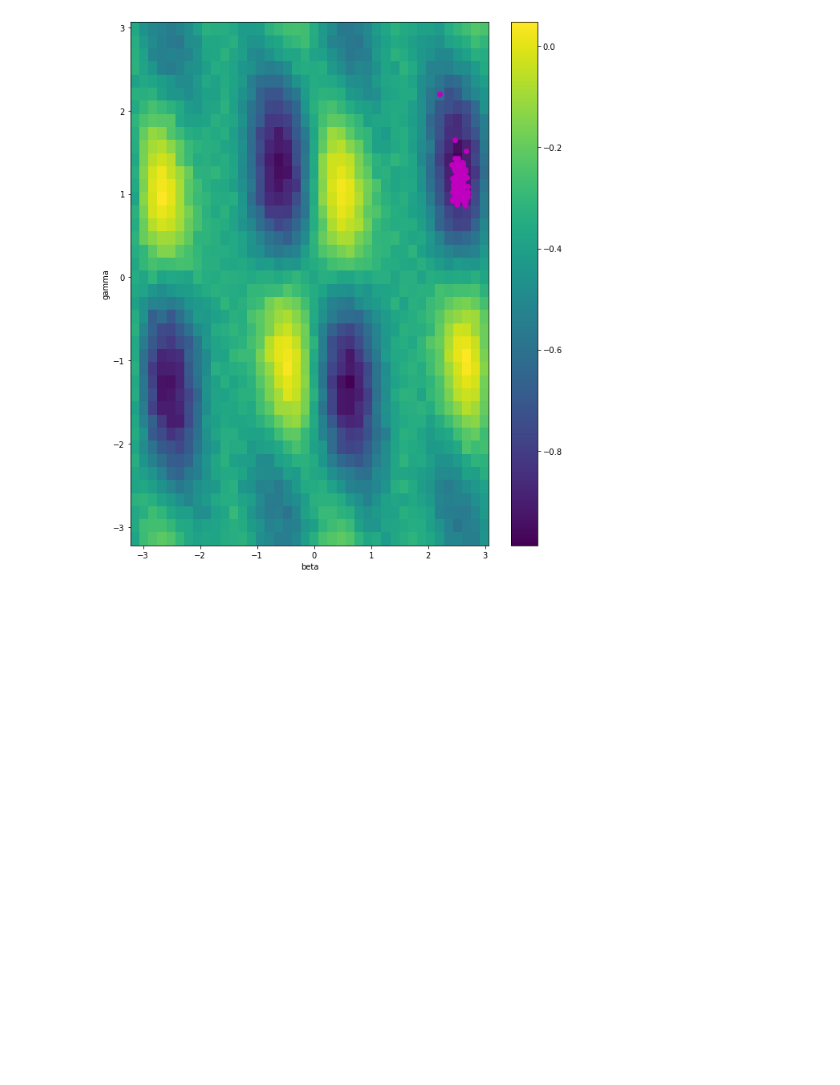
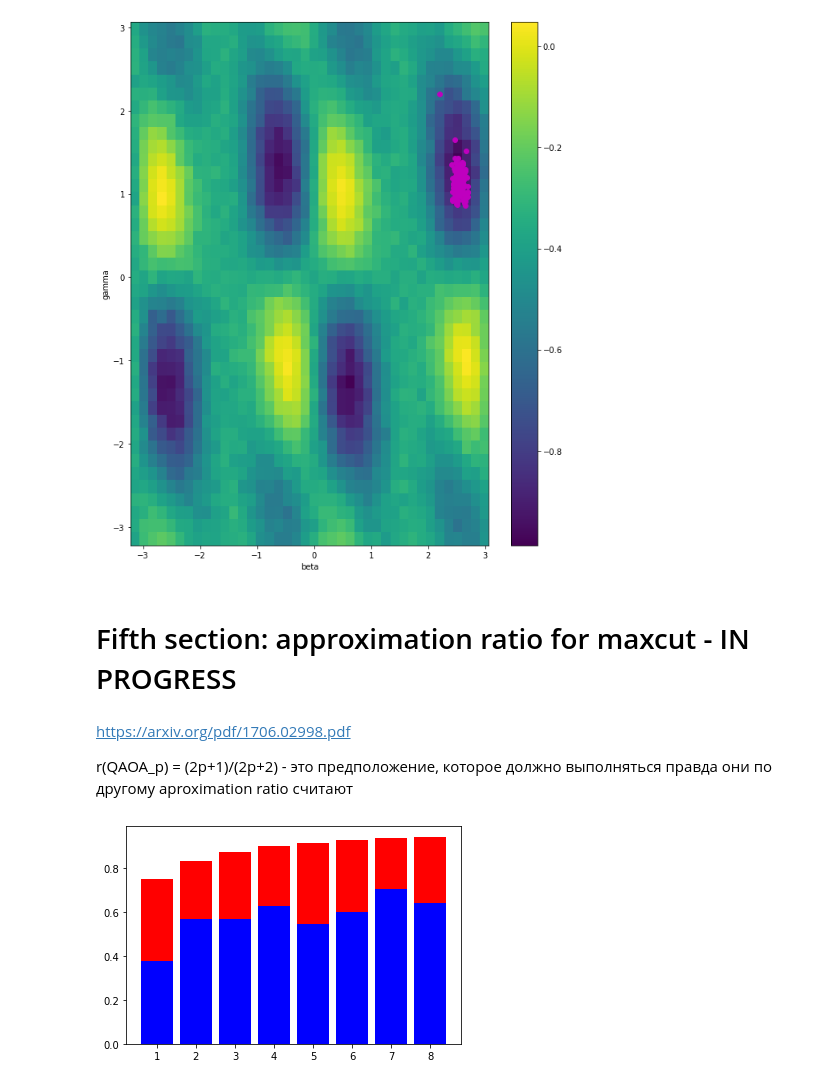
Before and after one commit to zentas/qaoa, a Jupyter notebook: Main.ipynb, the cells around one changed output. Drawn from its saved outputs; the diff is of its cells as text; code cells hidden in the pictures; blank space fills up the shorter version.

```diff
--- a/Main.ipynb
+++ b/Main.ipynb
@@ -427,3 +427,48 @@ ax.set_ylabel('gamma')
 plt.show()
 # %% [output]
 [figure]
+# %% [markdown]
+# Fifth section: approximation ratio for maxcut - IN PROGRESS
+# %% [markdown]
+https://arxiv.org/pdf/1706.02998.pdf
+
+r(QAOA_p) = (2p+1)/(2p+2) - это предположение, которое должно выполняться
+правда они по другому aproximation ratio считают
+# %%
+maxcut_exp_dim = 9
+samples_number = 20
+
+experiment = me.Experiment(p=1,
+                            dim=maxcut_exp_dim,
+                            method=method,
+                            create_backend=backend_creator)
+
+models = [experiment.generate_maxcut_model(dens=density)
+        for _ in range(samples_number)]
+models_and_brute_solutions = [
+    (model, experiment.brute_force(model)) for model in tqdm(models)]
+# %%
+def count_aproximation_ratio(p):
+    experiment = me.Experiment(p=p,
+                               dim=maxcut_exp_dim,
+                               method=method,
+                               create_backend=backend_creator)
+    ratio = 1
+    for model, brute_solution in tqdm(models_and_brute_solutions):
+        solution = experiment.solve(model)
+        final_theta = solution.x
+        counts, (item, score) = experiment.retrieve_state_distribution(model, final_theta)
+        ratio = min(ratio, experiment.approximation_ratio(model, item, brute_solution))
+
+
+    return ratio
+# %%
+rng = list(range(1,9))
+a = [count_aproximation_ratio(p=i) for i in rng]
+b = [(2*p+1)/(2*p+2) for p in rng]
+# %%
+plt.bar(rng, b, color = 'r')
+plt.bar(rng, a, color = 'b')
+plt.show()
+# %% [output]
+[figure, added]
```
Also changed, not shown: 2 other files.
